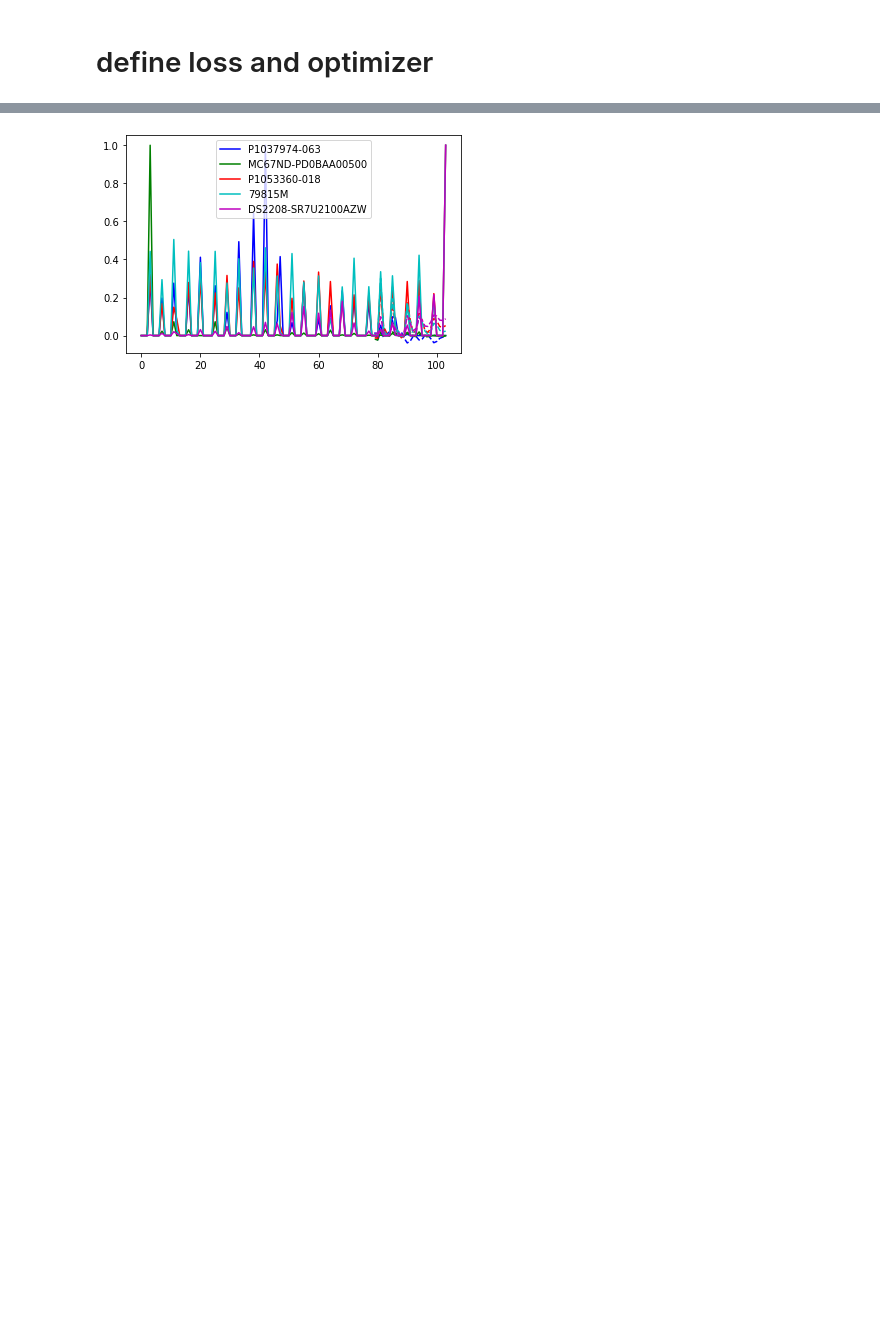
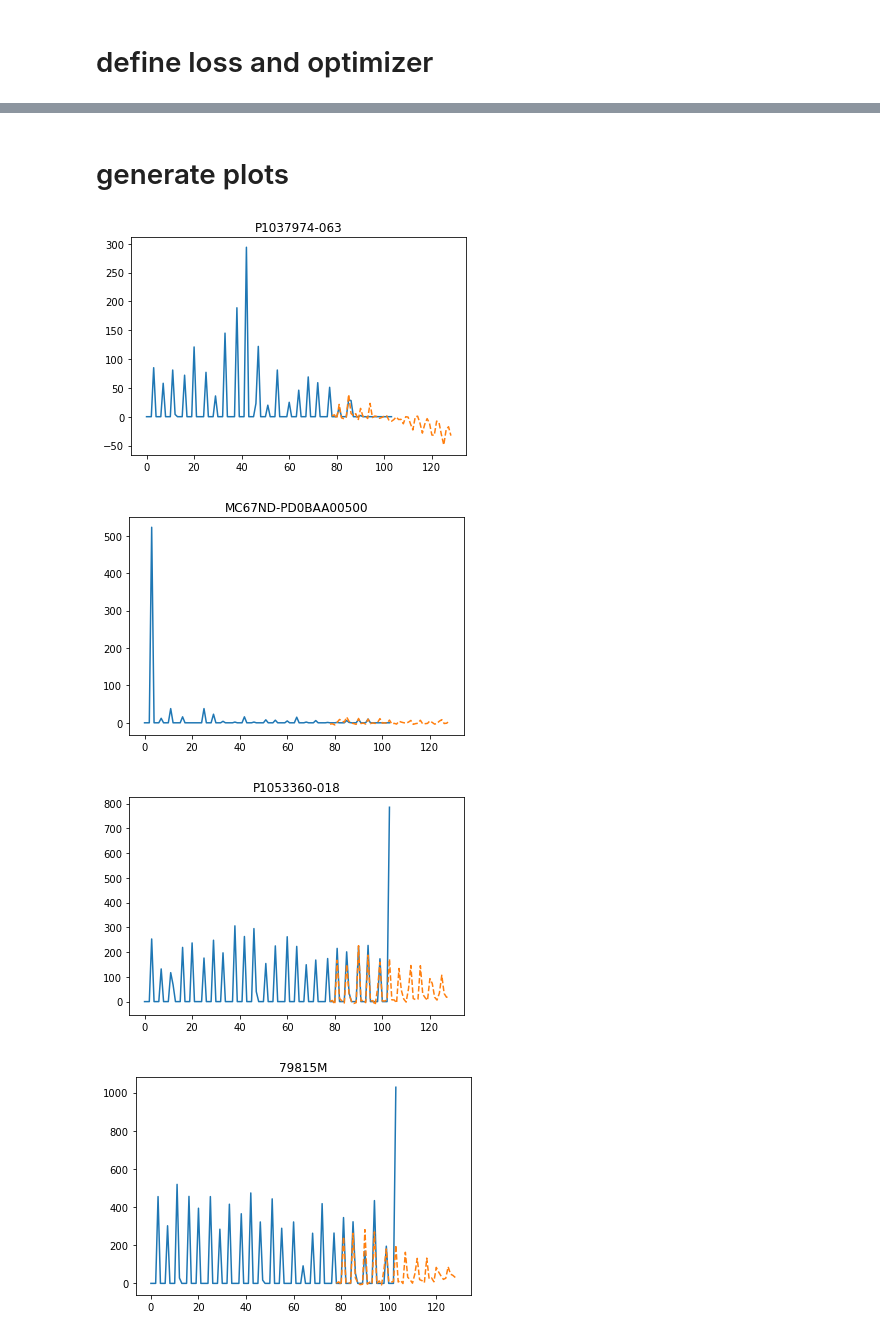
Before and after one commit to saidulislam/weekly-order-volume-forecast, a Jupyter notebook: predict-order-volume.ipynb, the cells around one changed output, grey strips where cells are left out. Cells and saved outputs as stored; diff of their text form; code cells hidden in the pictures; blank space fills up the shorter version.

Commit message:
Show each part in a separate plot
Unnormalize plot data

```diff
--- a/predict-order-volume.ipynb
+++ b/predict-order-volume.ipynb
@@ -58,0 +59,7 @@ tensor = torch.from_numpy(floats)
+# %%
+min_ = floats.min(0)
+max_ = floats.max(0)
+normalize   = lambda values: (values - min_) / (max_ - min_)
+unnormalize = lambda normalized: normalized * (max_ - min_) + min_
+
+tensor = torch.from_numpy(normalize(floats))
@@ -65,3 +75,6 @@ def batch_data(items, seq_len, batch_size):
     features = items[:keep]   .view(batch_size, num_batches, seq_len, -1).transpose(0,1).transpose(1,2).to(device)
     targets  = items[1:keep+1].view(batch_size, num_batches, seq_len, -1).transpose(0,1).transpose(1,2).to(device)
     return [*zip(features, targets)]
+
+for x, target in batch_data(torch.tensor(range(31)), seq_len=5, batch_size=3):
+    print(x[:,:,0])
@@ -145,10 +176,9 @@ KeyboardInterrupt:
 # %%
-print('predicting...')
-input = tensor[predict_start:predict_end]
-test = batch_data(input, len(input)-1, 1)
+input = tensor[predict_input]
+sequence = batch_data(input, len(input)-1, 1)
 model.eval()
 with torch.no_grad():
-    x, _ = test[0]
+    x, _ = sequence[0]
     y, hidden = model(x, None)
     y = y[-1:, :, :]
     predict = [y[0,0,:]]
@@ -159,0 +190,6 @@ predicting...
+# %%
+actual = tensor[predict_input.start:, :]
+actual = unnormalize(actual.numpy())
+predict = torch.stack(predict)
+predict = unnormalize(predict.numpy())
+predict[:,0]
@@ -160,14 +210,15 @@ predicting...
+# %% [markdown]
+# generate plots
 # %%
-import matplotlib.colors as mcolors
-colors = iter(mcolors.BASE_COLORS)
-for p in range(tensor.shape[1]):
-    color = next(colors)
-    actual = tensor[predict_start:,p]
-    plt.plot(range(len(actual)), actual, label=parts[p], color=color)
-    pred = [qty[p] for qty in predict]
-    plt.plot(range(len(x), len(x) + len(pred)), pred, color=color, linestyle='--')
-
-plt.legend()
-plt.show()
+for p in range(actual.shape[1]):
+    plt.title(part_names[p])
+    act = actual[:, p]
+    plt.plot(range(len(act)), act)
+    pred = predict[:, p]
+    plt.plot(range(len(x), len(x) + len(pred)), pred, linestyle='--')
+    plt.show()
 # %% [output]
-[figure, old version]
+[figure, new version]
+[figure, added]
+[figure, added]
+[figure, added]
```
Also changed, not shown: parts of 23 cells of this notebook, 1 other file.
